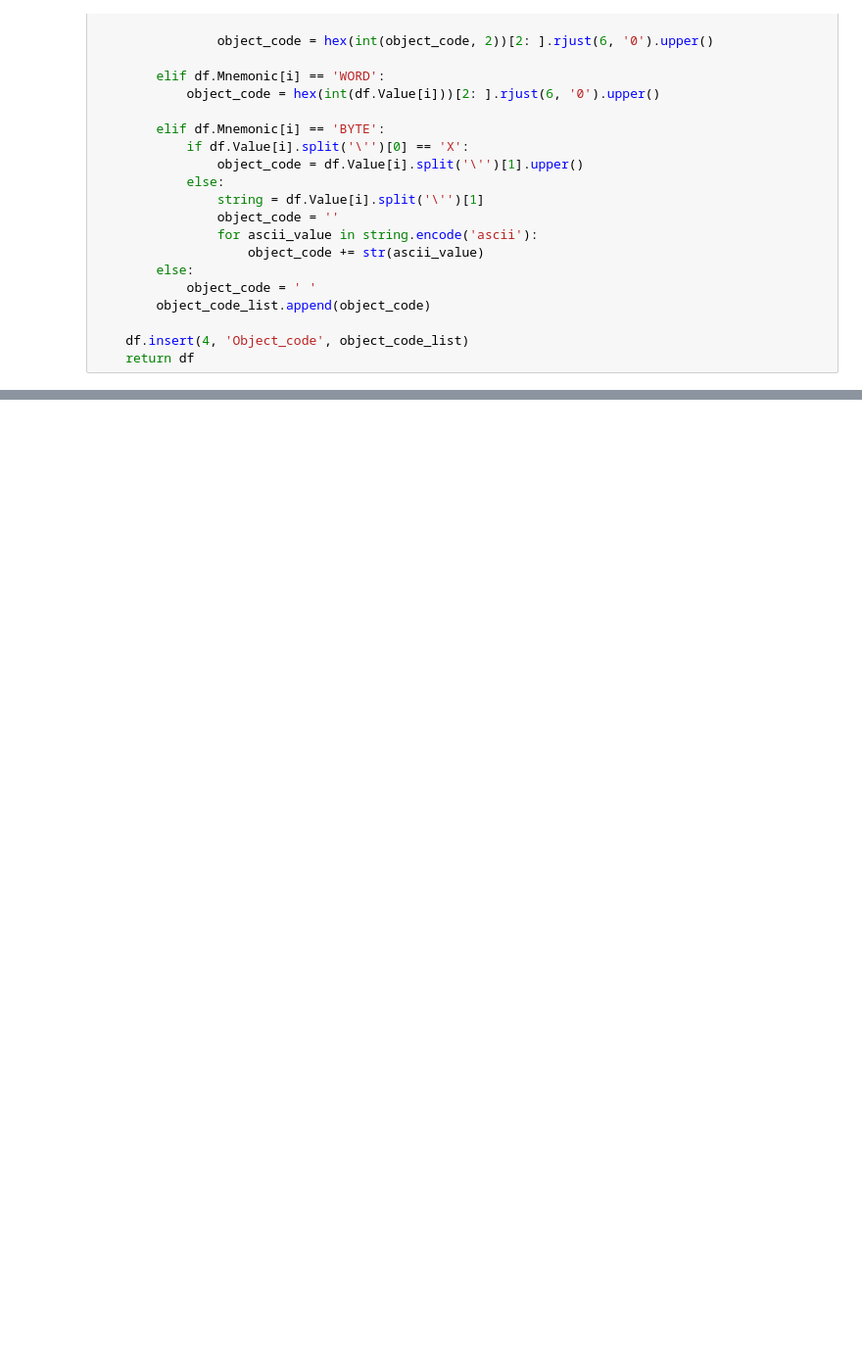
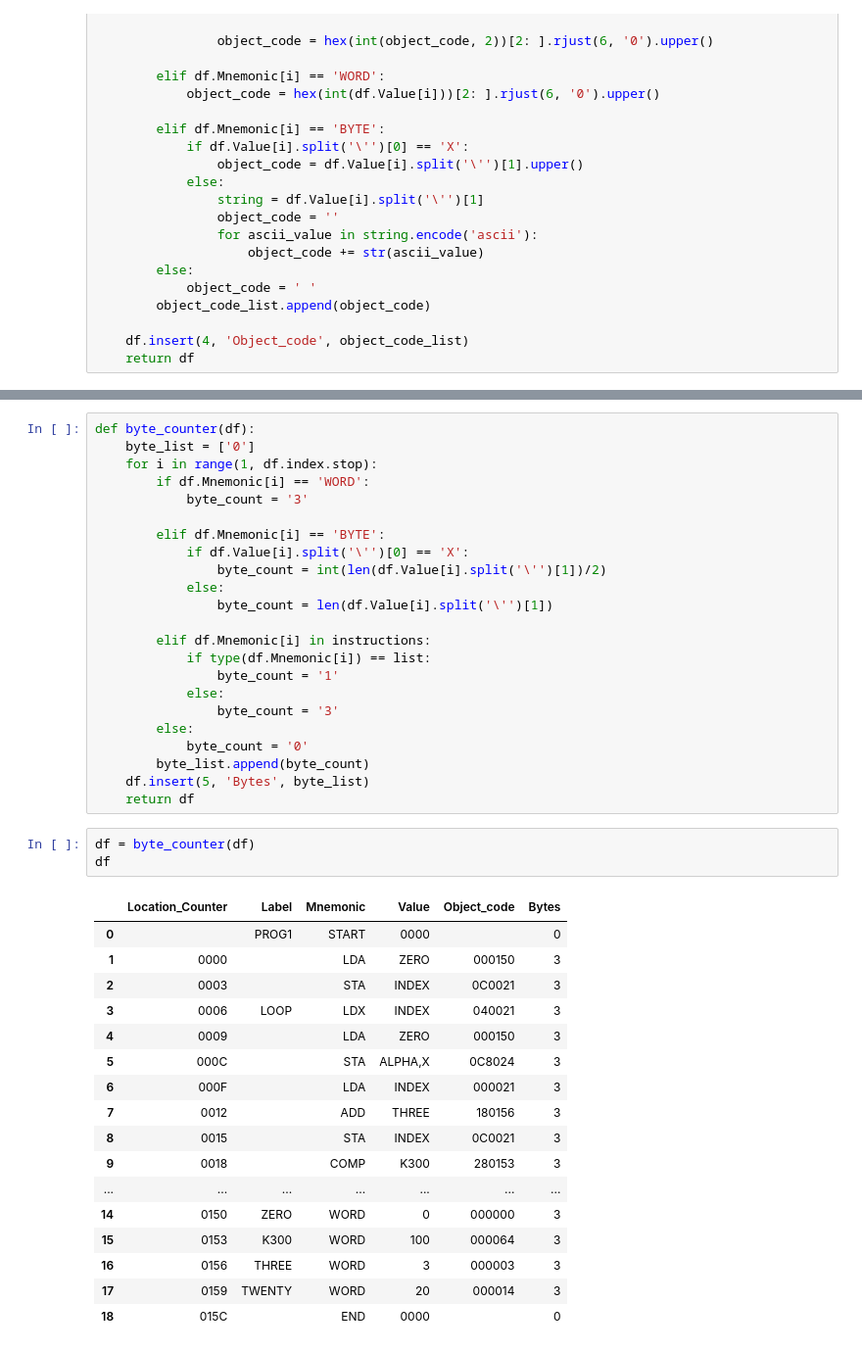
Before and after one commit to MinaMagdy651/MODI-SIC, a Jupyter notebook: testing/SIC.ipynb, the cells around one changed output, grey strips where cells are left out. Shown: that part at 98% size. Drawn from its saved outputs; the diff is of its cells as text; blank space fills up the shorter version.

```diff
--- a/testing/SIC.ipynb
+++ b/testing/SIC.ipynb
@@ -271,0 +301,44 @@ df
+# %%
+def byte_counter(df):
+    byte_list = ['0']
+    for i in range(1, df.index.stop):
+        if df.Mnemonic[i] == 'WORD':
+            byte_count = '3'
+
+        elif df.Mnemonic[i] == 'BYTE':
+            if df.Value[i].split('\'')[0] == 'X':
+                byte_count = int(len(df.Value[i].split('\'')[1])/2)
+            else:
+                byte_count = len(df.Value[i].split('\'')[1])
+
+        elif df.Mnemonic[i] in instructions:
+            if type(df.Mnemonic[i]) == list:
+                byte_count = '1'
+            else:
+                byte_count = '3'
+        else:
+            byte_count = '0'
+        byte_list.append(byte_count)
+    df.insert(5, 'Bytes', byte_list)
+    return df
+# %%
+df = byte_counter(df)
+df
+# %% [output]
+|  | Location_Counter | Label | Mnemonic | Value | Object_code | Bytes |
+| 0 |  | PROG1 | START | 0000 |  | 0 |
+| 1 | 0000 |  | LDA | ZERO | 000150 | 3 |
+| 2 | 0003 |  | STA | INDEX | 0C0021 | 3 |
+| 3 | 0006 | LOOP | LDX | INDEX | 040021 | 3 |
+| 4 | 0009 |  | LDA | ZERO | 000150 | 3 |
+| 5 | 000C |  | STA | ALPHA,X | 0C8024 | 3 |
+| 6 | 000F |  | LDA | INDEX | 000021 | 3 |
+| 7 | 0012 |  | ADD | THREE | 180156 | 3 |
+| 8 | 0015 |  | STA | INDEX | 0C0021 | 3 |
+| 9 | 0018 |  | COMP | K300 | 280153 | 3 |
+| ... | ... | ... | ... | ... | ... | ... |
+| 14 | 0150 | ZERO | WORD | 0 | 000000 | 3 |
+| 15 | 0153 | K300 | WORD | 100 | 000064 | 3 |
+| 16 | 0156 | THREE | WORD | 3 | 000003 | 3 |
+| 17 | 0159 | TWENTY | WORD | 20 | 000014 | 3 |
+| 18 | 015C |  | END | 0000 |  | 0 |
```
Also changed, not shown: parts of 16 cells of this notebook, 19 other files.
